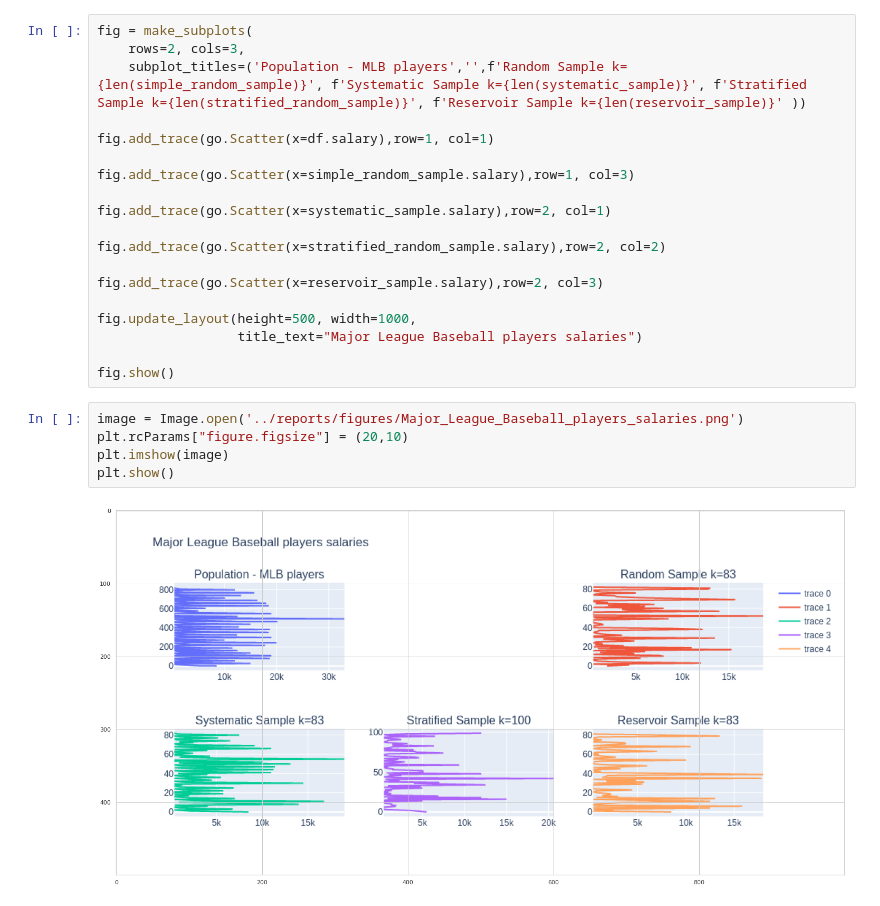
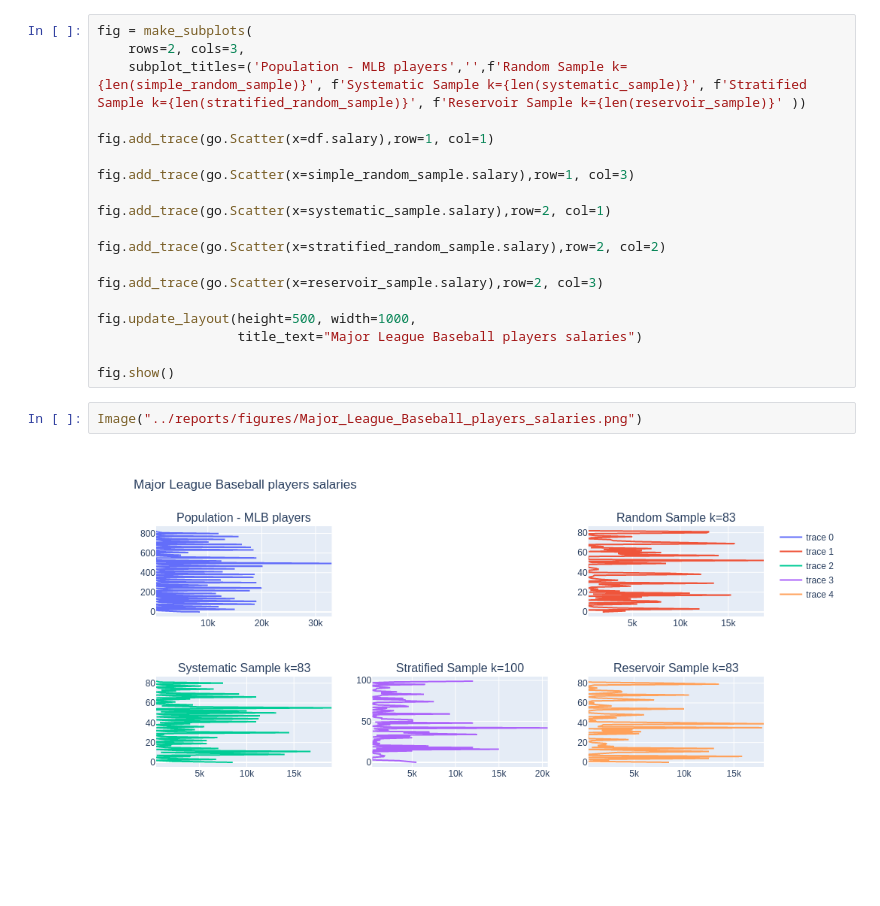
Before and after one commit to jesussantana/Sampling, a Jupyter notebook: notebooks/Sprint_6_Sampling.ipynb, the cells around one changed output. Saved outputs shown, nothing was run; the diff lists cells and outputs as text; blank space fills up the shorter version.

```diff
--- a/notebooks/Sprint_6_Sampling.ipynb
+++ b/notebooks/Sprint_6_Sampling.ipynb
@@ -528,10 +534,7 @@ fig.update_layout(height=500, width=1000,
                   title_text="Major League Baseball players salaries")
 
 fig.show()
-# %%
-image = Image.open('../reports/figures/Major_League_Baseball_players_salaries.png')
-plt.rcParams["figure.figsize"] = (20,10)
-plt.imshow(image)
-plt.show()
-# %% [output]
-[figure, removed]
+# %%
+Image("../reports/figures/Major_League_Baseball_players_salaries.png")
+# %% [output]
+[figure, added]
```
Also changed, not shown: parts of 16 cells of this notebook, 1 other file.
